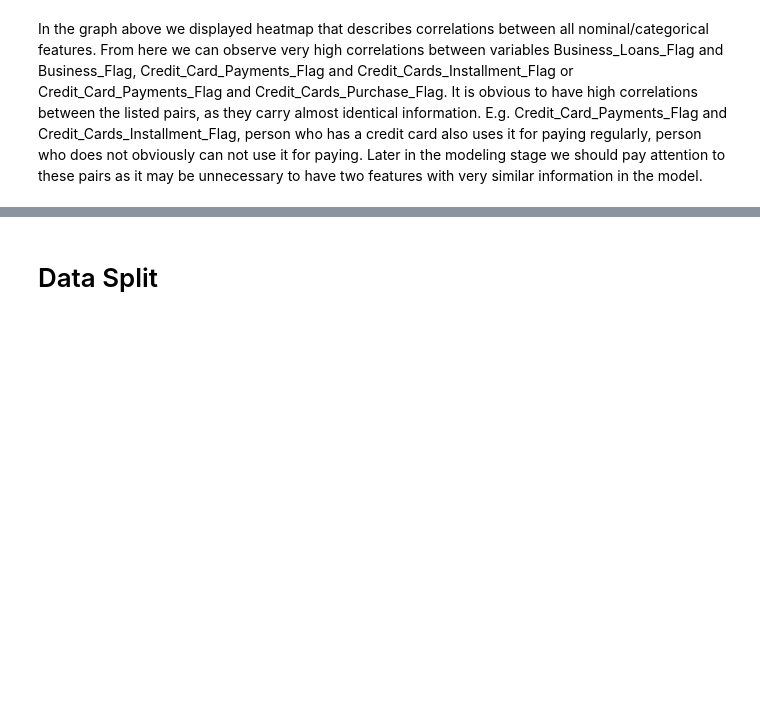
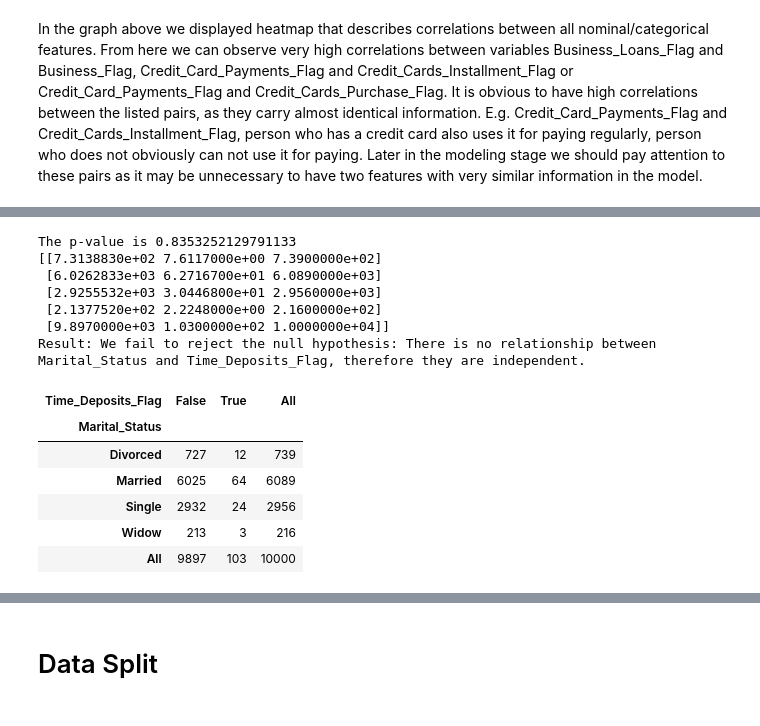
Before and after one commit to Doll03/4IZ480, a Jupyter notebook: Code/notebook.ipynb, the cells around one changed output, grey strips where cells are left out. Saved outputs shown, nothing was run; the diff lists cells and outputs as text; code cells hidden in the pictures; blank space fills up the shorter version.

```diff
--- a/Code/notebook.ipynb
+++ b/Code/notebook.ipynb
@@ -295,0 +337,17 @@ Result: We fail to reject the null hypothesis: There is no relationship between
+# %%
+chi_square(dataset, "Marital_Status")
+# %% [output]
+The p-value is 0.8353252129791133
+[[7.3138830e+02 7.6117000e+00 7.3900000e+02]
+ [6.0262833e+03 6.2716700e+01 6.0890000e+03]
+ [2.9255532e+03 3.0446800e+01 2.9560000e+03]
+ [2.1377520e+02 2.2248000e+00 2.1600000e+02]
+ [9.8970000e+03 1.0300000e+02 1.0000000e+04]]
+Result: We fail to reject the null hypothesis: There is no relationship between Marital_Status and Time_Deposits_Flag, therefore they are independent.
+| Time_Deposits_Flag | False | True | All |
+| Marital_Status |  |  |  |
+| Divorced | 727 | 12 | 739 |
+| Married | 6025 | 64 | 6089 |
+| Single | 2932 | 24 | 2956 |
+| Widow | 213 | 3 | 216 |
+| All | 9897 | 103 | 10000 |
```
Also changed, not shown: parts of 6 cells of this notebook.
